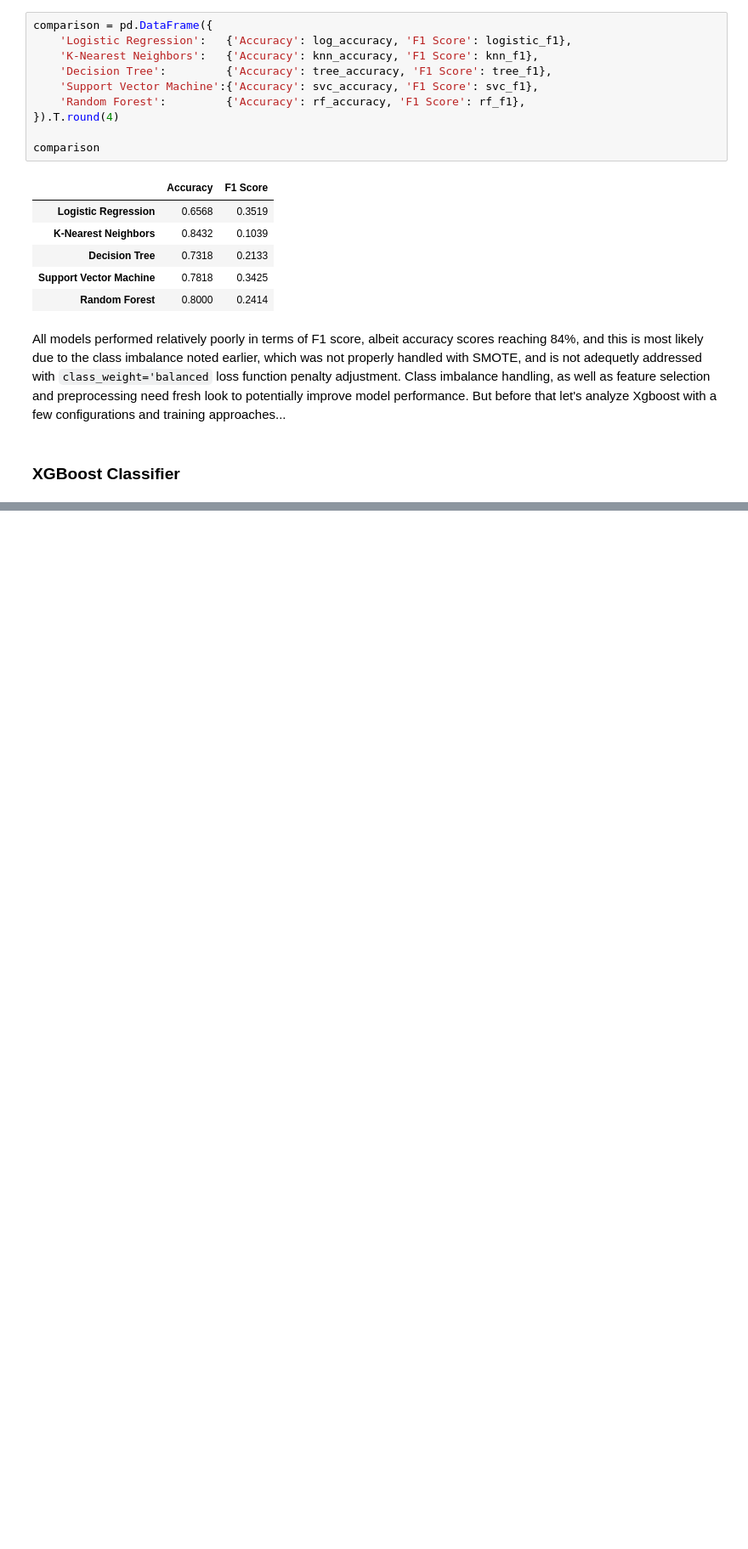
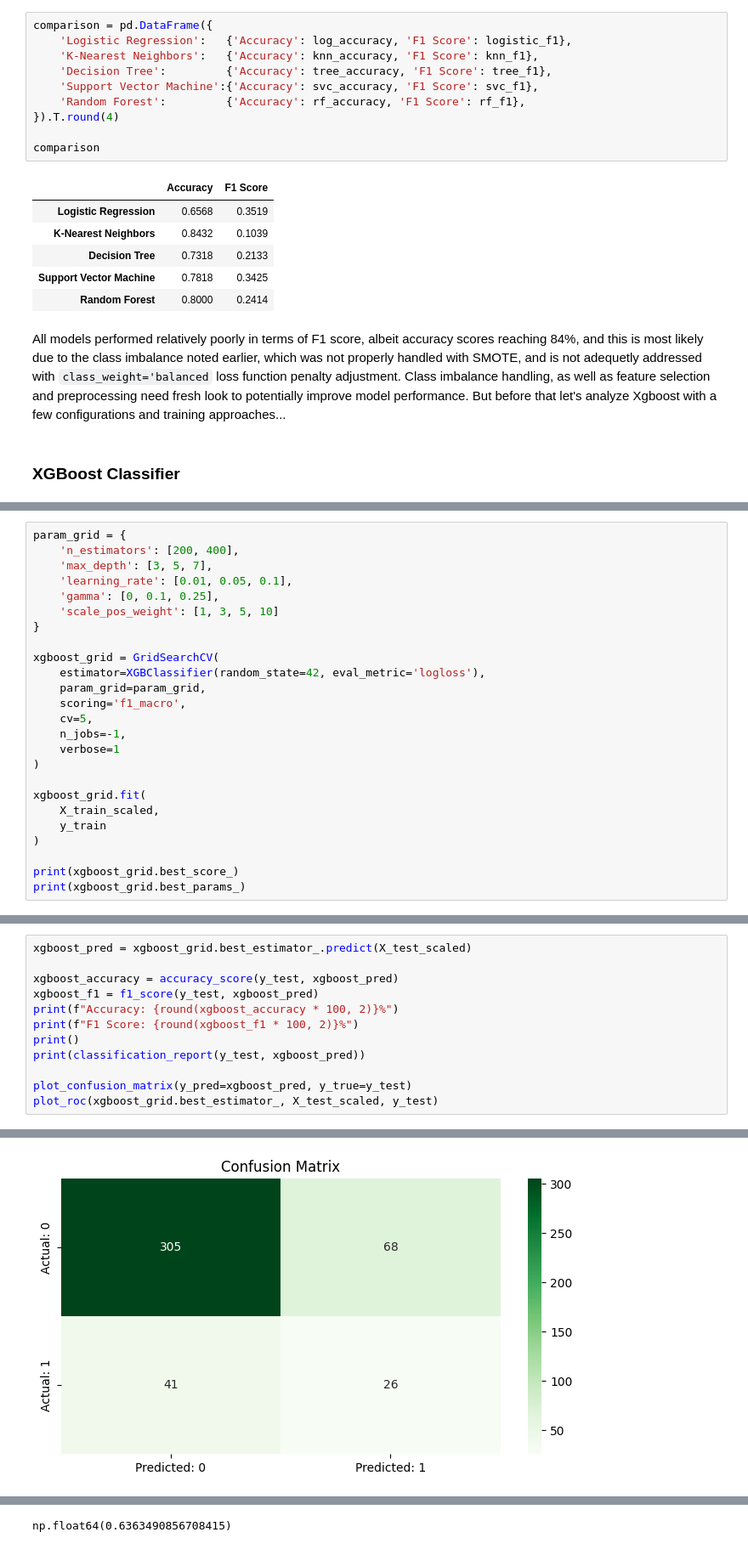
Before and after one commit to mtfattahpour/chd-prediction, a Jupyter notebook: notebooks/model_training2.ipynb, the cells around one changed output, grey strips where cells are left out. Shown: that part at 85% size. Drawn from its saved outputs; the diff is of its cells as text; blank space fills up the shorter version.

```diff
--- a/notebooks/model_training2.ipynb
+++ b/notebooks/model_training2.ipynb
@@ -497,0 +550,25 @@ All models performed relatively poorly in terms of F1 score, albeit accuracy sco
+# %%
+param_grid = {
+    'n_estimators': [200, 400],
+    'max_depth': [3, 5, 7],
+    'learning_rate': [0.01, 0.05, 0.1],
+    'gamma': [0, 0.1, 0.25],
+    'scale_pos_weight': [1, 3, 5, 10]
+}
+
+xgboost_grid = GridSearchCV(
+    estimator=XGBClassifier(random_state=42, eval_metric='logloss'),
+    param_grid=param_grid,
+    scoring='f1_macro',
+    cv=5,
+    n_jobs=-1,
+    verbose=1
+)
+
+xgboost_grid.fit(
+    X_train_scaled,
+    y_train
+)
+
+print(xgboost_grid.best_score_)
+print(xgboost_grid.best_params_)
@@ -497,0 +579,13 @@ All models performed relatively poorly in terms of F1 score, albeit accuracy sco
+# %%
+xgboost_pred = xgboost_grid.best_estimator_.predict(X_test_scaled)
+
+xgboost_accuracy = accuracy_score(y_test, xgboost_pred)
+xgboost_f1 = f1_score(y_test, xgboost_pred)
+print(f"Accuracy: {round(xgboost_accuracy * 100, 2)}%")
+print(f"F1 Score: {round(xgboost_f1 * 100, 2)}%")
+print()
+print(classification_report(y_test, xgboost_pred))
+
+plot_confusion_matrix(y_pred=xgboost_pred, y_true=y_test)
+plot_roc(xgboost_grid.best_estimator_, X_test_scaled, y_test)
+# %% [output]
@@ -497,0 +603 @@ All models performed relatively poorly in terms of F1 score, albeit accuracy sco
+[figure, added]
@@ -497,0 +605 @@ All models performed relatively poorly in terms of F1 score, albeit accuracy sco
+np.float64(0.6363490856708415)
```
Also changed, not shown: parts of 13 cells of this notebook.
